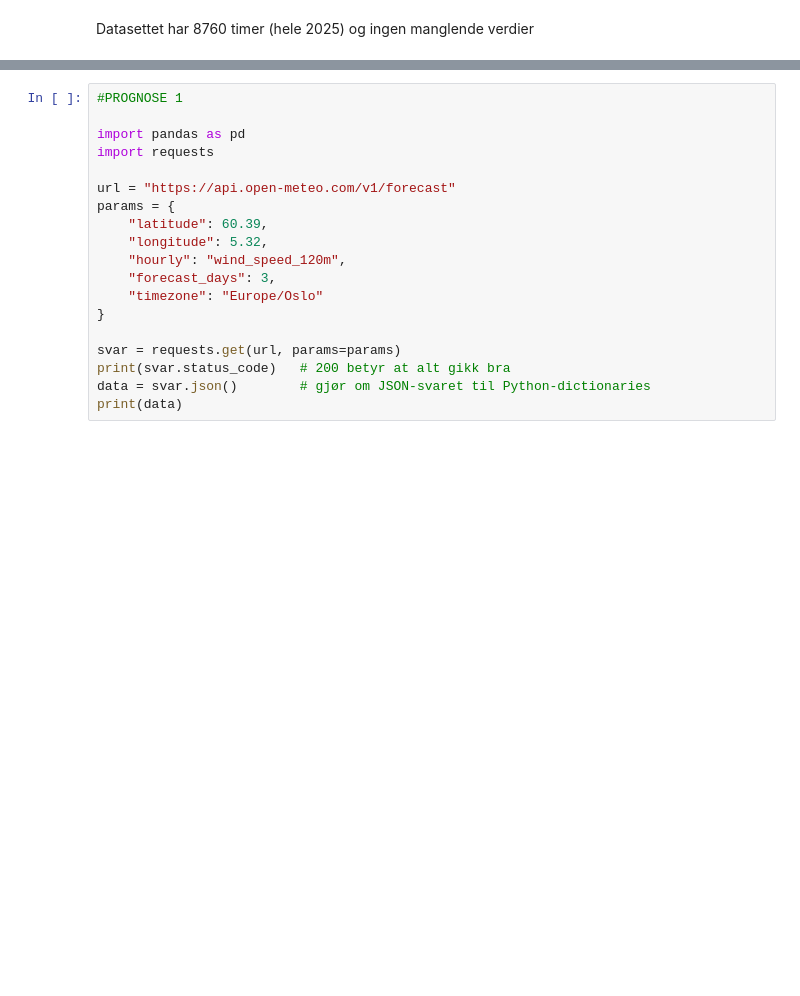
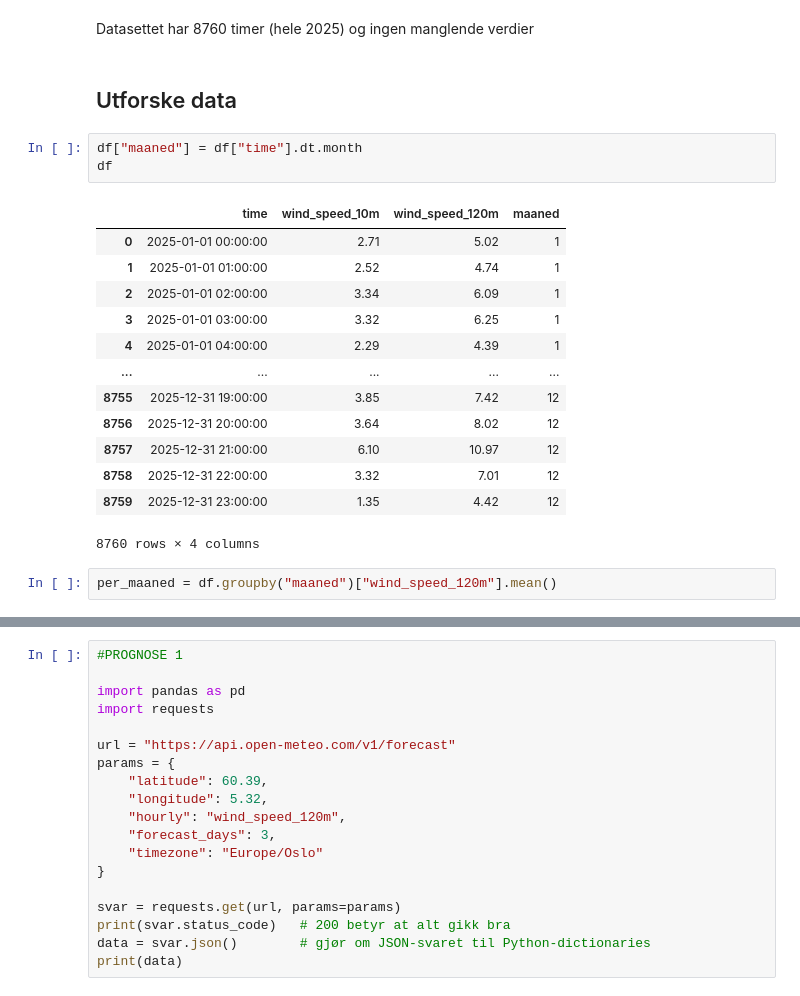
Before and after one commit to Sondreserichsen/vindprognose-bergen, a Jupyter notebook: vindprognose.ipynb, the cells around one changed output, grey strips where cells are left out. Saved outputs shown, nothing was run; the diff lists cells and outputs as text; blank space fills up the shorter version.

```diff
--- a/vindprognose.ipynb
+++ b/vindprognose.ipynb
@@ -42,3 +43,24 @@ wind_speed_120m    0
 dtype: int64
 # %% [markdown]
 Datasettet har 8760 timer (hele 2025) og ingen manglende verdier
+# %% [markdown]
+## Utforske data
+# %%
+df["maaned"] = df["time"].dt.month
+df
+# %% [output]
+|  | time | wind_speed_10m | wind_speed_120m | maaned |
+| 0 | 2025-01-01 00:00:00 | 2.71 | 5.02 | 1 |
+| 1 | 2025-01-01 01:00:00 | 2.52 | 4.74 | 1 |
+| 2 | 2025-01-01 02:00:00 | 3.34 | 6.09 | 1 |
+| 3 | 2025-01-01 03:00:00 | 3.32 | 6.25 | 1 |
+| 4 | 2025-01-01 04:00:00 | 2.29 | 4.39 | 1 |
+| ... | ... | ... | ... | ... |
+| 8755 | 2025-12-31 19:00:00 | 3.85 | 7.42 | 12 |
+| 8756 | 2025-12-31 20:00:00 | 3.64 | 8.02 | 12 |
+| 8757 | 2025-12-31 21:00:00 | 6.10 | 10.97 | 12 |
+| 8758 | 2025-12-31 22:00:00 | 3.32 | 7.01 | 12 |
+| 8759 | 2025-12-31 23:00:00 | 1.35 | 4.42 | 12 |
+8760 rows × 4 columns
+# %%
+per_maaned = df.groupby("maaned")["wind_speed_120m"].mean()
```
Also changed, not shown: parts of 3 cells of this notebook, 1 other file.
